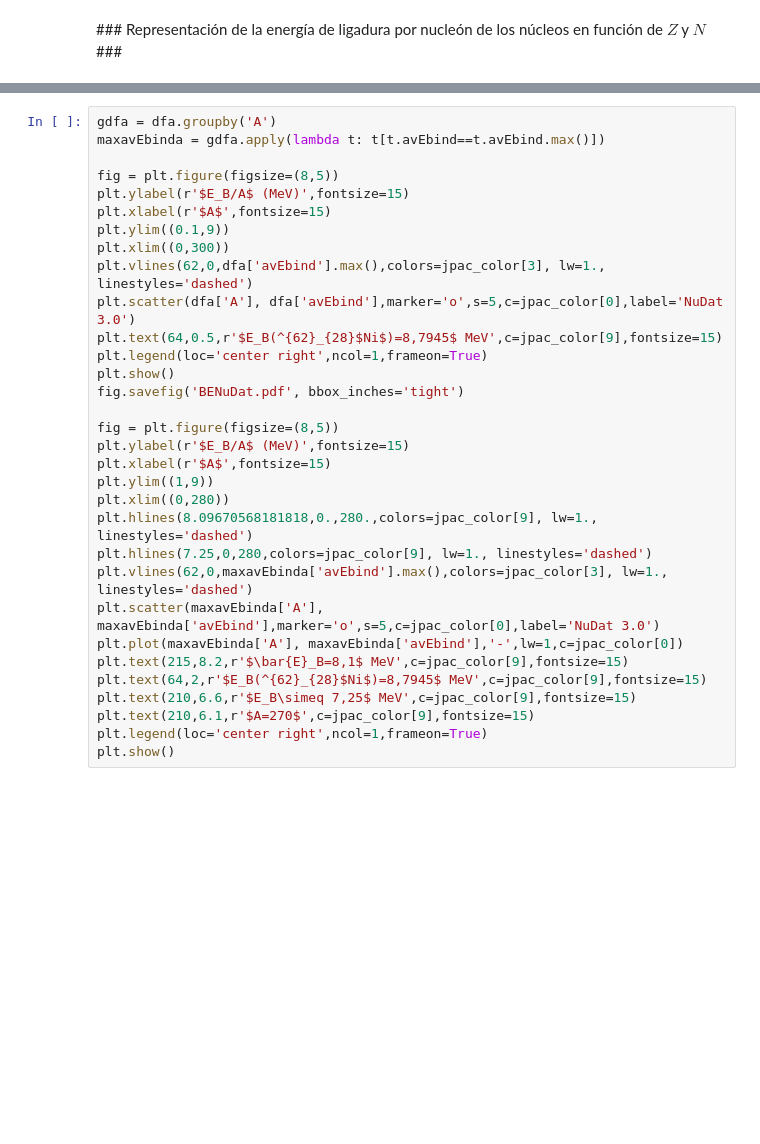
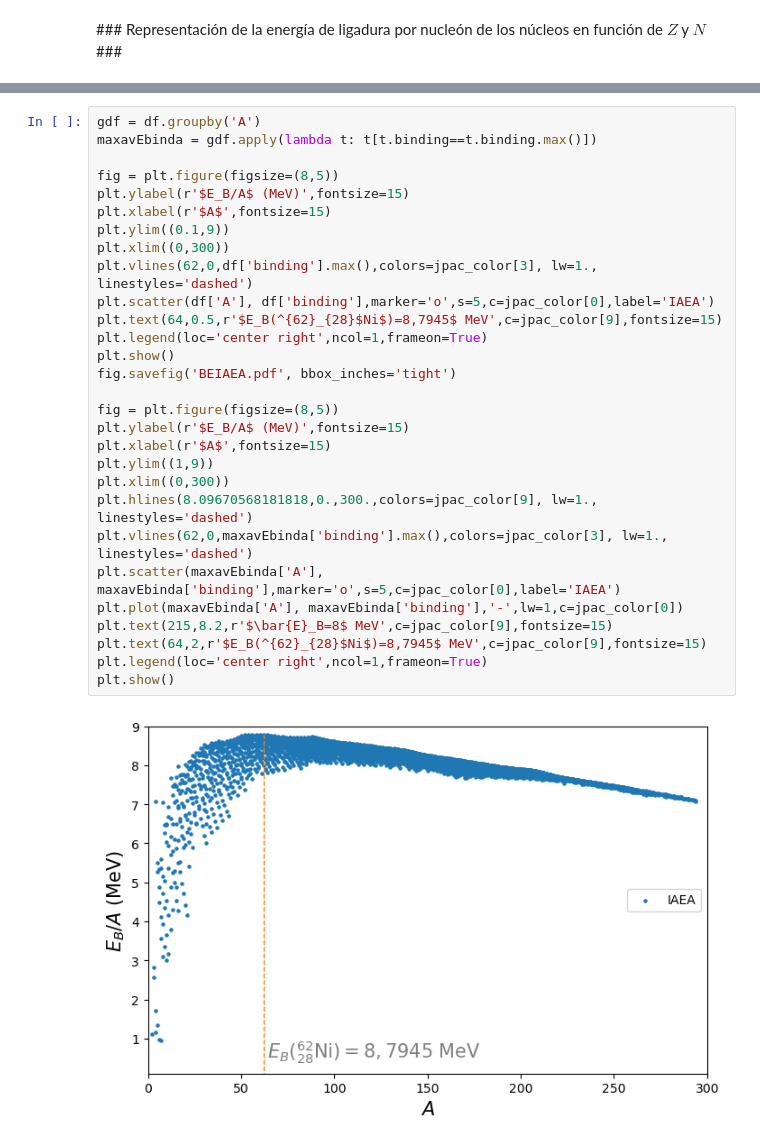
Before and after one commit to cefera/FNyP, a Jupyter notebook: Notebooks/Tema1.ipynb, the cells around one changed output, grey strips where cells are left out. Drawn from its saved outputs; the diff is of its cells as text; blank space fills up the shorter version.

```diff
--- a/Notebooks/Tema1.ipynb
+++ b/Notebooks/Tema1.ipynb
@@ -180,32 +217,31 @@ fig.savefig('ValleEstabilidadNuDat.pdf', bbox_inches='tight')
 # %%
-gdfa = dfa.groupby('A')
-maxavEbinda = gdfa.apply(lambda t: t[t.avEbind==t.avEbind.max()])
+gdf = df.groupby('A')
+maxavEbinda = gdf.apply(lambda t: t[t.binding==t.binding.max()])
 
 fig = plt.figure(figsize=(8,5))
 plt.ylabel(r'$E_B/A$ (MeV)',fontsize=15)
 plt.xlabel(r'$A$',fontsize=15)
 plt.ylim((0.1,9))
 plt.xlim((0,300))
-plt.vlines(62,0,dfa['avEbind'].max(),colors=jpac_color[3], lw=1., linestyles='dashed')
-plt.scatter(dfa['A'], dfa['avEbind'],marker='o',s=5,c=jpac_color[0],label='NuDat 3.0')
+plt.vlines(62,0,df['binding'].max(),colors=jpac_color[3], lw=1., linestyles='dashed')
+plt.scatter(df['A'], df['binding'],marker='o',s=5,c=jpac_color[0],label='IAEA')
 plt.text(64,0.5,r'$E_B(^{62}_{28}$Ni$)=8,7945$ MeV',c=jpac_color[9],fontsize=15)
 plt.legend(loc='center right',ncol=1,frameon=True)
 plt.show()
-fig.savefig('BENuDat.pdf', bbox_inches='tight')
+fig.savefig('BEIAEA.pdf', bbox_inches='tight')
 
 fig = plt.figure(figsize=(8,5))
 plt.ylabel(r'$E_B/A$ (MeV)',fontsize=15)
 plt.xlabel(r'$A$',fontsize=15)
 plt.ylim((1,9))
-plt.xlim((0,280))
-plt.hlines(8.09670568181818,0.,280.,colors=jpac_color[9], lw=1., linestyles='dashed')
-plt.hlines(7.25,0,280,colors=jpac_color[9], lw=1., linestyles='dashed')
-plt.vlines(62,0,maxavEbinda['avEbind'].max(),colors=jpac_color[3], lw=1., linestyles='dashed')
-plt.scatter(maxavEbinda['A'], maxavEbinda['avEbind'],marker='o',s=5,c=jpac_color[0],label='NuDat 3.0')
-plt.plot(maxavEbinda['A'], maxavEbinda['avEbind'],'-',lw=1,c=jpac_color[0])
-plt.text(215,8.2,r'$\bar{E}_B=8,1$ MeV',c=jpac_color[9],fontsize=15)
+plt.xlim((0,300))
+plt.hlines(8.09670568181818,0.,300.,colors=jpac_color[9], lw=1., linestyles='dashed')
+plt.vlines(62,0,maxavEbinda['binding'].max(),colors=jpac_color[3], lw=1., linestyles='dashed')
+plt.scatter(maxavEbinda['A'], maxavEbinda['binding'],marker='o',s=5,c=jpac_color[0],label='IAEA')
+plt.plot(maxavEbinda['A'], maxavEbinda['binding'],'-',lw=1,c=jpac_color[0])
+plt.text(215,8.2,r'$\bar{E}_B=8$ MeV',c=jpac_color[9],fontsize=15)
 plt.text(64,2,r'$E_B(^{62}_{28}$Ni$)=8,7945$ MeV',c=jpac_color[9],fontsize=15)
-plt.text(210,6.6,r'$E_B\simeq 7,25$ MeV',c=jpac_color[9],fontsize=15)
-plt.text(210,6.1,r'$A=270$',c=jpac_color[9],fontsize=15)
 plt.legend(loc='center right',ncol=1,frameon=True)
 plt.show()
+# %% [output]
+[figure, added]
```
Also changed, not shown: parts of 6 cells of this notebook, 11 other files.
